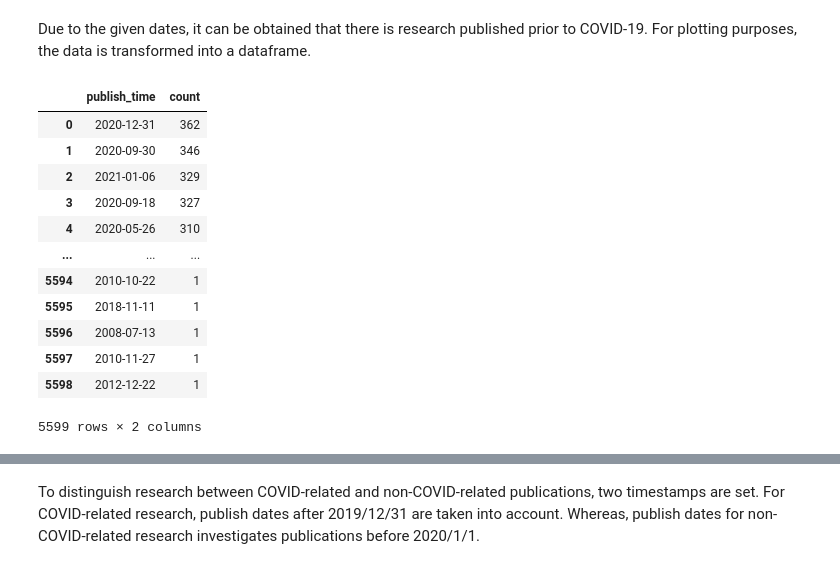
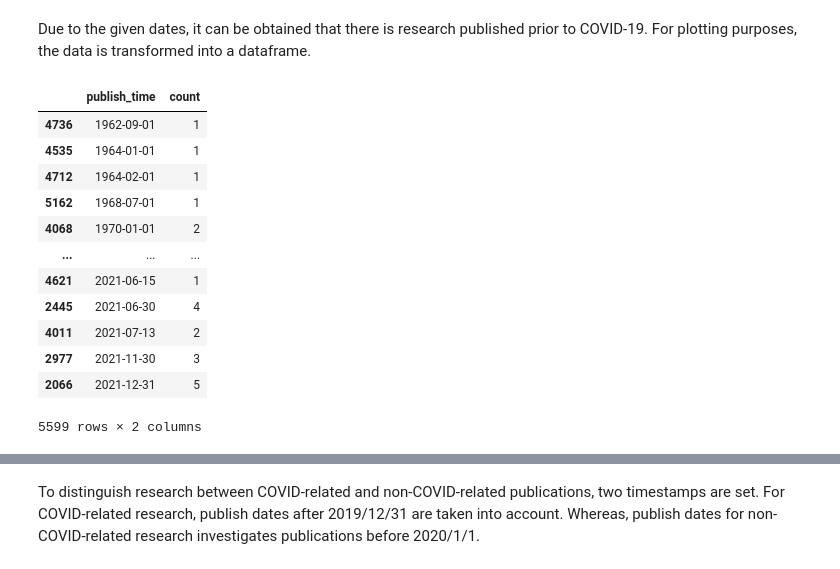
Before and after one commit to kopatri/cs5099masterthesis, a Jupyter notebook: notebooks/CORD-19-explore-dataset-cs5099.ipynb, the cells around one changed output, grey strips where cells are left out. Cells and saved outputs as stored; diff of their text form; code cells hidden in the pictures.

Commit message:
fetched third time

```diff
--- a/notebooks/CORD-19-explore-dataset-cs5099.ipynb
+++ b/notebooks/CORD-19-explore-dataset-cs5099.ipynb
@@ -591,19 +591,19 @@ Due to the given dates, it can be obtained that there is research published prio
 # %%
 df_publish_time_counted = pd.DataFrame(columns=['publish_time', 'count'])
 df_publish_time_counted['publish_time']= publish_time_counted.index
 df_publish_time_counted['count']= publish_time_counted.values
-df_publish_time_counted
+df_publish_time_counted.sort_values(by=['publish_time'])
 # %% [output]
 |  | publish_time | count |
-| 0 | 2020-12-31 | 362 |
-| 1 | 2020-09-30 | 346 |
-| 2 | 2021-01-06 | 329 |
-| 3 | 2020-09-18 | 327 |
-| 4 | 2020-05-26 | 310 |
+| 4736 | 1962-09-01 | 1 |
+| 4535 | 1964-01-01 | 1 |
+| 4712 | 1964-02-01 | 1 |
+| 5162 | 1968-07-01 | 1 |
+| 4068 | 1970-01-01 | 2 |
 | ... | ... | ... |
-| 5594 | 2010-10-22 | 1 |
-| 5595 | 2018-11-11 | 1 |
-| 5596 | 2008-07-13 | 1 |
-| 5597 | 2010-11-27 | 1 |
-| 5598 | 2012-12-22 | 1 |
+| 4621 | 2021-06-15 | 1 |
+| 2445 | 2021-06-30 | 4 |
+| 4011 | 2021-07-13 | 2 |
+| 2977 | 2021-11-30 | 3 |
+| 2066 | 2021-12-31 | 5 |
 5599 rows × 2 columns
```
Also changed, not shown: parts of 17 cells of this notebook, 5 other files.
